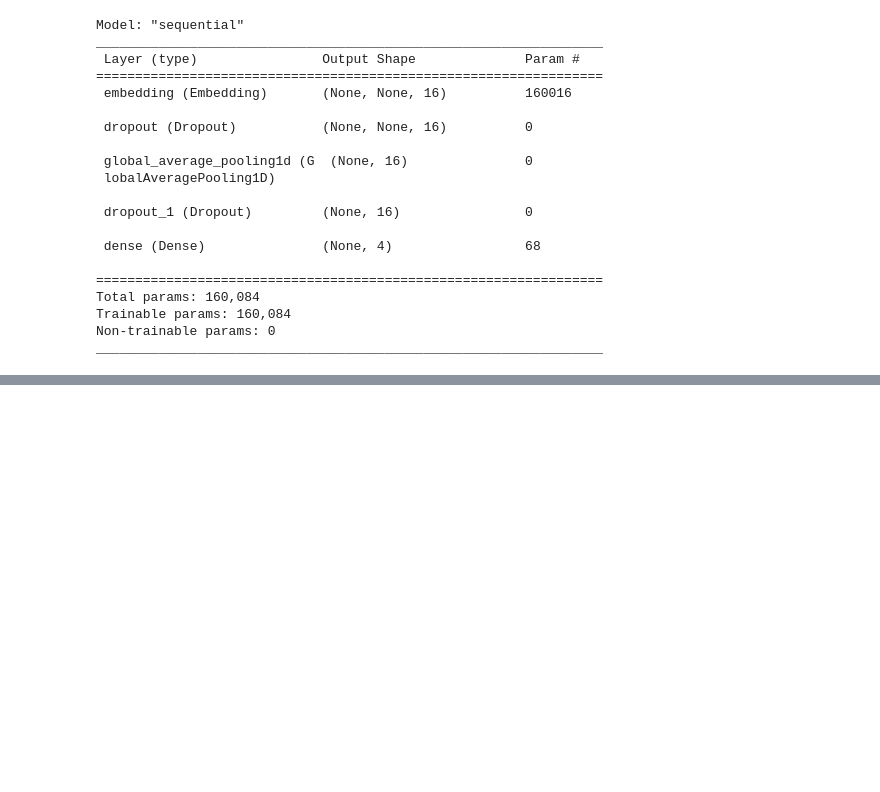
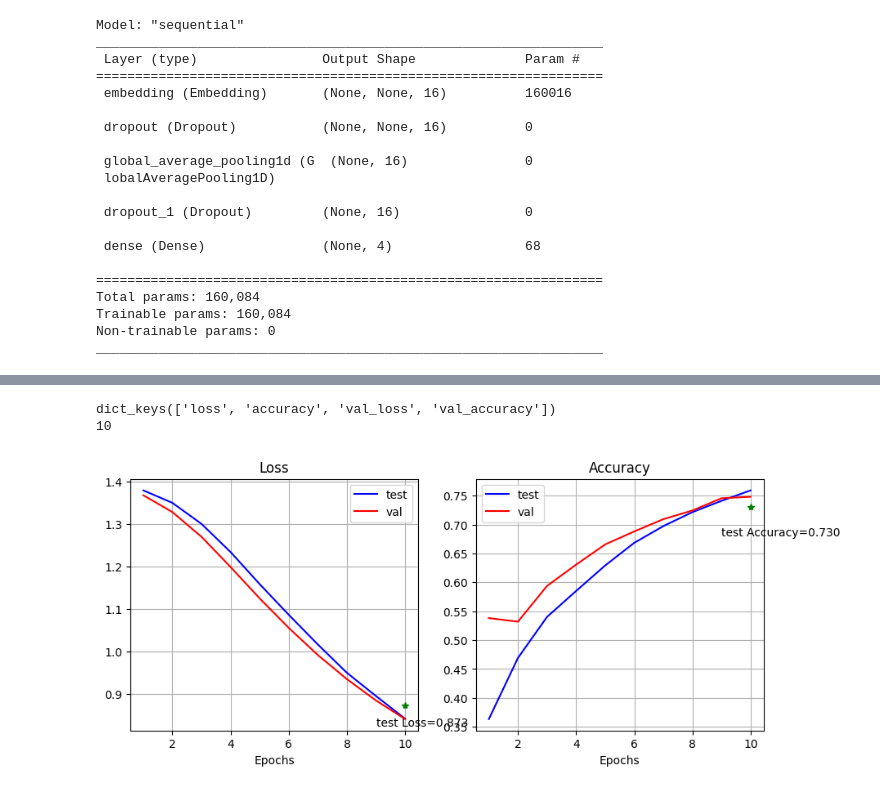
Before and after one commit to Abdullahaml1/learn-tensorflow, a Jupyter notebook: 3-text-classifcation.ipynb, the cells around one changed output, grey strips where cells are left out. Saved outputs shown, nothing was run; the diff lists cells and outputs as text; code cells hidden in the pictures; blank space fills up the shorter version.

```diff
--- a/3-text-classifcation.ipynb
+++ b/3-text-classifcation.ipynb
@@ -198,0 +211,25 @@ loss, accuracy = model.evaluate(test_ds, verbose=2)
+# %%
+print(history.history.keys())
+print(len(history.history['val_accuracy']))
+# %% [output]
+dict_keys(['loss', 'accuracy', 'val_loss', 'val_accuracy'])
+10
+# %%
+def plot_test_val(ax, title, test, val, test_point):
+    x = np.arange(1, len(test) +1, 1)
+    ax.plot(x, test, label='test', color='b')
+    ax.plot(x, val, label='val', color='r')
+    ax.plot([len(test)], [test_point], 'g*')
+    ax.annotate(f"test {title}={test_point:.3f}", xy=(len(test), test_point), xytext=(len(test)-1, test_point-.05))
+    ax.set_xlabel('Epochs')
+    ax.legend()
+    ax.set_title(title)
+    ax.grid()
+
+fig, (ax1, ax2) = plt.subplots(1, 2, figsize=(10, 4))
+plot_test_val(ax1, 'Loss', history.history['loss'], history.history['val_loss'], loss)
+plot_test_val(ax2, 'Accuracy', history.history['accuracy'], history.history['val_accuracy'], accuracy)
+
+plt.show()
+# %% [output]
+[figure, added]
```
Also changed, not shown: parts of 7 cells of this notebook.
